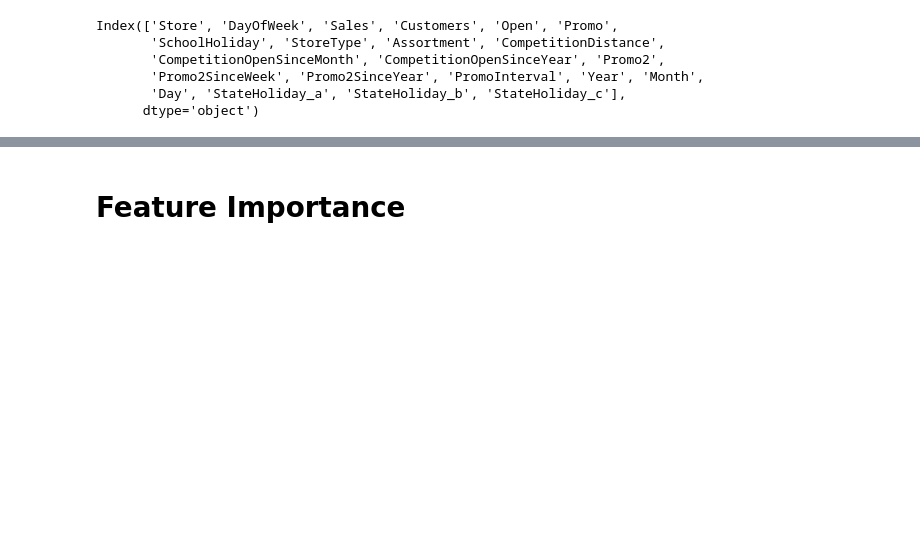
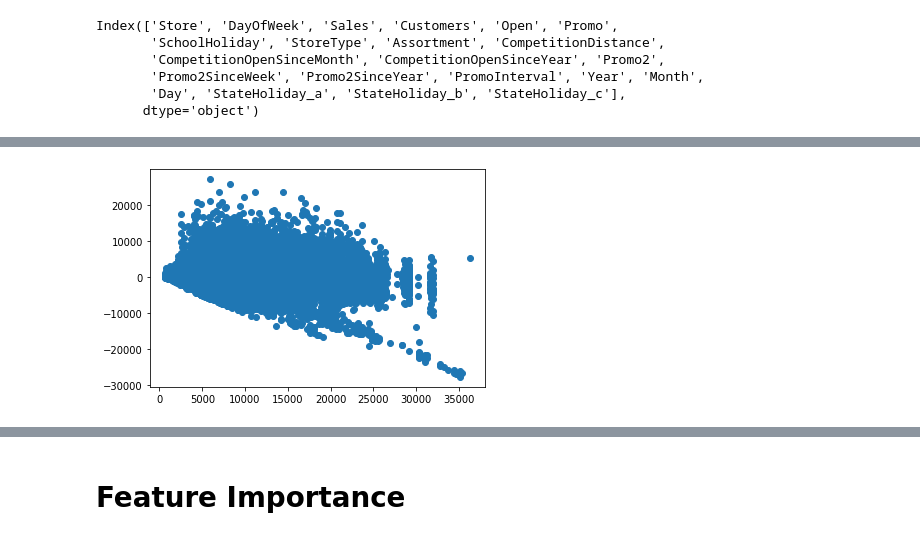
Before and after one commit to Gaurav-Yaduvanshi/Capstone-Project-2-Retail-Sales-Prediction, a Jupyter notebook: Retail_Sales_Prediction_Capstone_Project_2_Team_notebook_.ipynb, the cells around one changed output, grey strips where cells are left out. Saved outputs shown, nothing was run; the diff lists cells and outputs as text; code cells hidden in the pictures; blank space fills up the shorter version.

```diff
--- a/Retail_Sales_Prediction_Capstone_Project_2_Team_notebook_.ipynb
+++ b/Retail_Sales_Prediction_Capstone_Project_2_Team_notebook_.ipynb
@@ -962,0 +1124,6 @@ Index(['Store', 'DayOfWeek', 'Sales', 'Customers', 'Open', 'Promo',
+# %%
+# Heteroscadacity
+plt.scatter((y_pred_test_r),(y_test)-(y_pred_test_r))
+plt.show()
+# %% [output]
+[figure, added]
```
Also changed, not shown: parts of 30 cells of this notebook.
